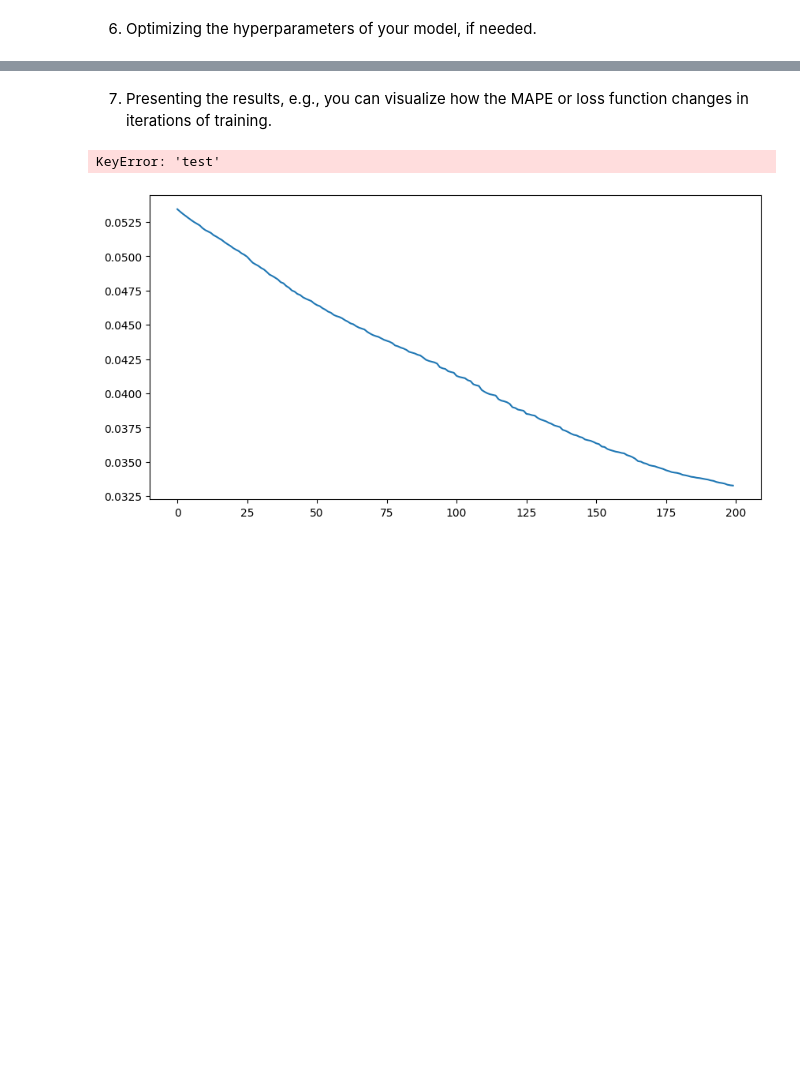
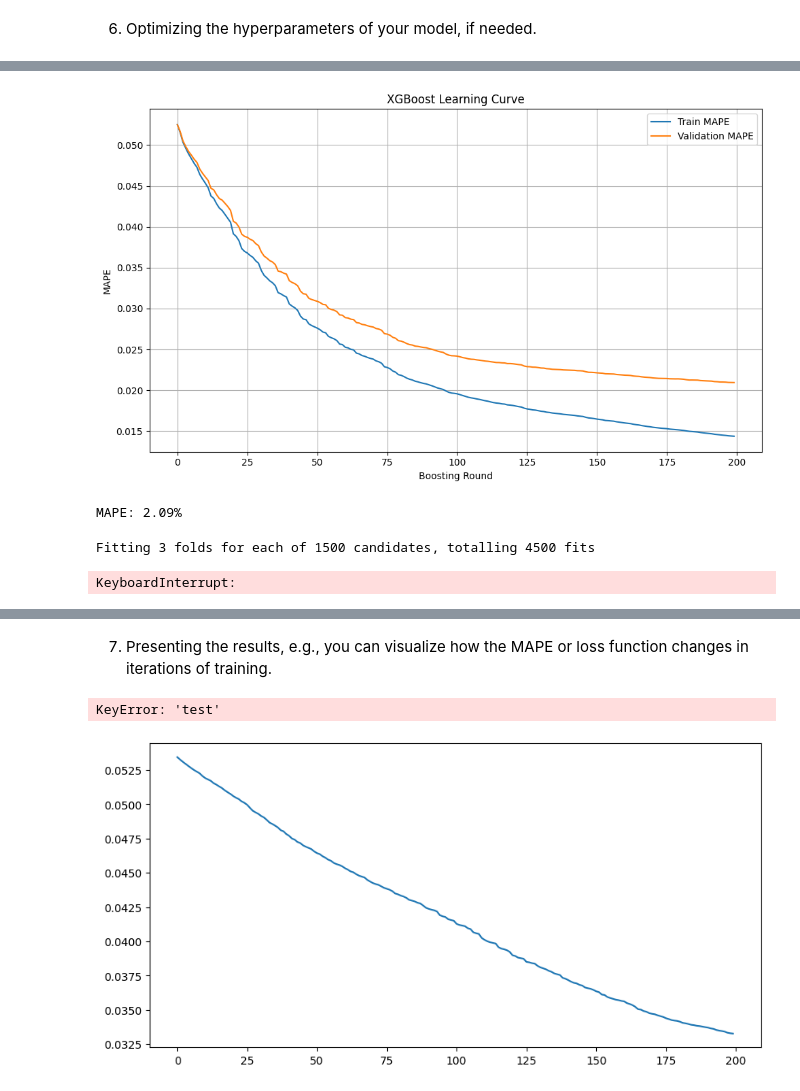
Before and after one commit to wojciech-karwowski/ARISA-MLApps-Road_Traffic, a Jupyter notebook: 01-Road_Traffic.ipynb, the cells around one changed output, grey strips where cells are left out. Cells and saved outputs as stored; diff of their text form; code cells hidden in the pictures; blank space fills up the shorter version.

Commit message:
New model XGB

```diff
--- a/01-Road_Traffic.ipynb
+++ b/01-Road_Traffic.ipynb
@@ -237,0 +303,65 @@ MAPE: 3.406645896626164 %
+# %%
+train_mae = evals_result['train']['mape']
+valid_mae = evals_result['valid']['mape']
+
+plt.figure(figsize=(10, 6))
+plt.plot(train_mae, label='Train MAPE')
+plt.plot(valid_mae, label='Validation MAPE')
+plt.xlabel('Boosting Round')
+plt.ylabel('MAPE')
+plt.title('XGBoost Learning Curve')
+plt.legend()
+plt.grid(True)
+plt.tight_layout()
+plt.show()
+# %% [output]
+[figure, added]
+# %%
+y_pred = model.predict(dvalid)
+mape = mean_absolute_percentage_error(y_test, y_pred)
+print(f"MAPE: {mape * 100:.2f}%")
+# %% [output]
+MAPE: 2.09%
+# %%
+from sklearn.model_selection import GridSearchCV
+from xgboost import XGBRegressor
+from sklearn.metrics import make_scorer, mean_absolute_percentage_error
+import numpy as np
+
+# Definicja modelu
+xgb_model = XGBRegressor(objective='reg:squarederror', random_state=42)
+
+# Definicja siatki hiperparametrów (większe zakresy)
+param_grid = {
+    'max_depth': [4, 6, 8, 10, 12],
+    'learning_rate': [0.01, 0.05, 0.1, 0.2],
+    'subsample': [0.6, 0.7, 0.8, 0.9, 1.0],
+    'colsample_bytree': [0.6, 0.7, 0.8, 0.9, 1.0],
+    'n_estimators': [100, 200, 300]
+}
+
+# Definicja metryki MAPE do optymalizacji (mniejsza wartość lepsza)
+def mape_scorer(y_true, y_pred):
+    return mean_absolute_percentage_error(y_true, y_pred)
+
+scorer = make_scorer(mape_scorer, greater_is_better=False)
+
+# GridSearchCV
+grid_search = GridSearchCV(
+    estimator=xgb_model,
+    param_grid=param_grid,
+    scoring=scorer,
+    cv=3,
+    verbose=2,
+    n_jobs=-1
+)
+
+# Uruchomienie tuningu
+grid_search.fit(X_train, y_train)
+
+# Najlepsze parametry i wynik
+print("Best parameters:", grid_search.best_params_)
+print("Best MAPE:", -grid_search.best_score_)
+# %% [output]
+Fitting 3 folds for each of 1500 candidates, totalling 4500 fits
+KeyboardInterrupt:
```
Also changed, not shown: parts of 9 cells of this notebook.
